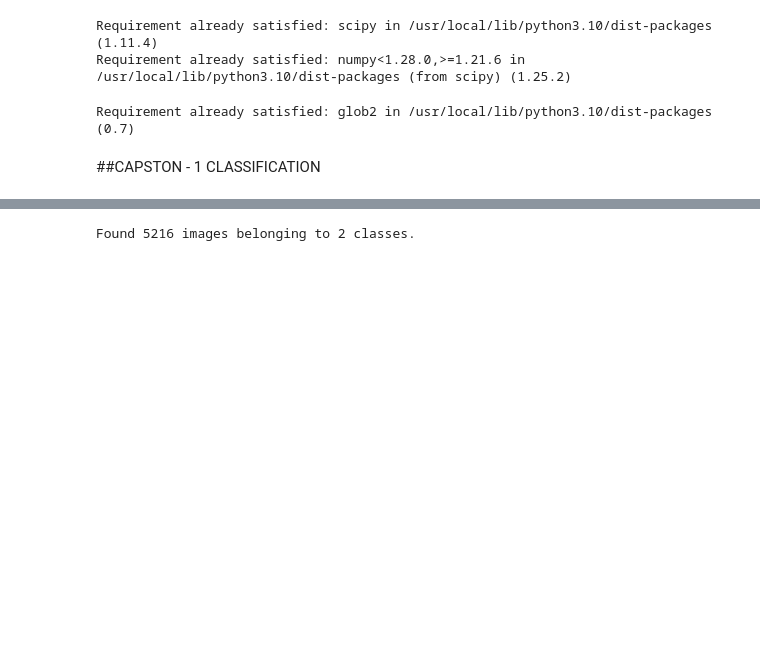
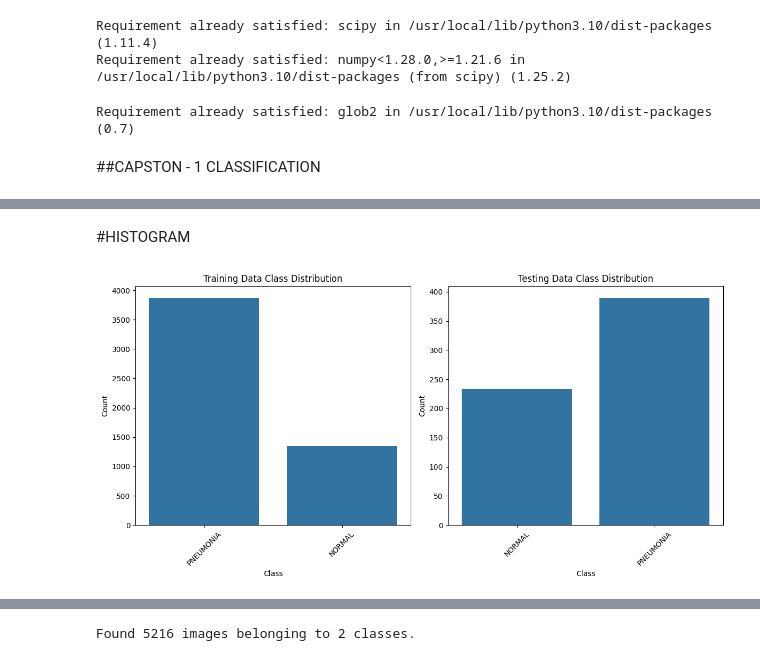
Before and after one commit to gautami2003/Chest-XRay, a Jupyter notebook: main.ipynb, the cells around one changed output, grey strips where cells are left out. Saved outputs shown, nothing was run; the diff lists cells and outputs as text; code cells hidden in the pictures; blank space fills up the shorter version.

```diff
--- a/main.ipynb
+++ b/main.ipynb
@@ -115,0 +89,43 @@ fig.show()
+# %% [markdown]
+#HISTOGRAM
+# %%
+import os
+import matplotlib.pyplot as plt
+import seaborn as sns
+import pandas as pd
+
+# Function to get class distribution
+def get_class_distribution(data_dir):
+    classes = []
+    counts = []
+    for class_name in os.listdir(data_dir):
+        if class_name != '.DS_Store':  # Skip .DS_Store file
+            class_dir = os.path.join(data_dir, class_name)
+            classes.append(class_name)
+            counts.append(len(os.listdir(class_dir)))
+    return pd.DataFrame({'Class': classes, 'Count': counts})
+
+# Get class distributions for training and testing data
+train_distribution = get_class_distribution(training_data)
+test_distribution = get_class_distribution(testing_data)
+
+# Plot class distributions
+plt.figure(figsize=(12, 6))
+plt.subplot(1, 2, 1)
+sns.barplot(data=train_distribution, x='Class', y='Count')
+plt.title('Training Data Class Distribution')
+plt.xlabel('Class')
+plt.ylabel('Count')
+plt.xticks(rotation=45)
+
+plt.subplot(1, 2, 2)
+sns.barplot(data=test_distribution, x='Class', y='Count')
+plt.title('Testing Data Class Distribution')
+plt.xlabel('Class')
+plt.ylabel('Count')
+plt.xticks(rotation=45)
+
+plt.tight_layout()
+plt.show()
+# %% [output]
+[figure, added]
```
Also changed, not shown: parts of 26 cells of this notebook.
